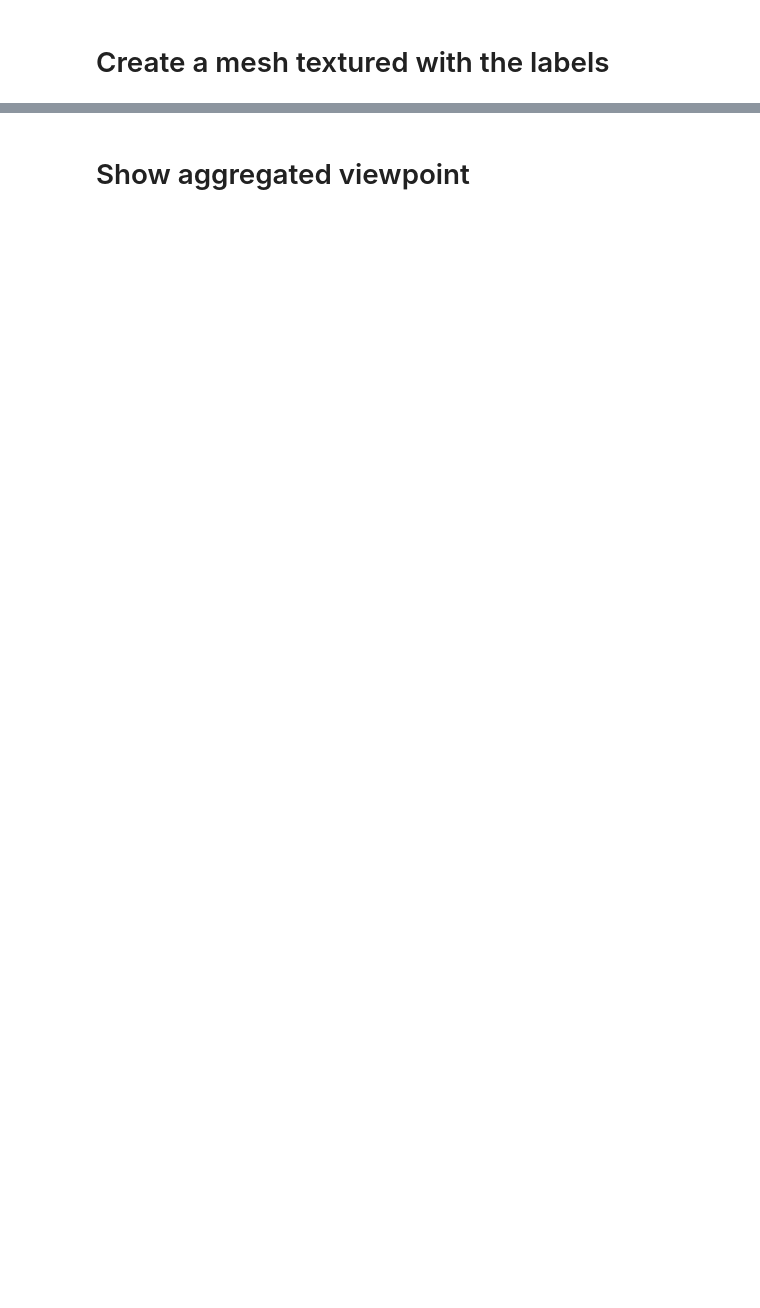
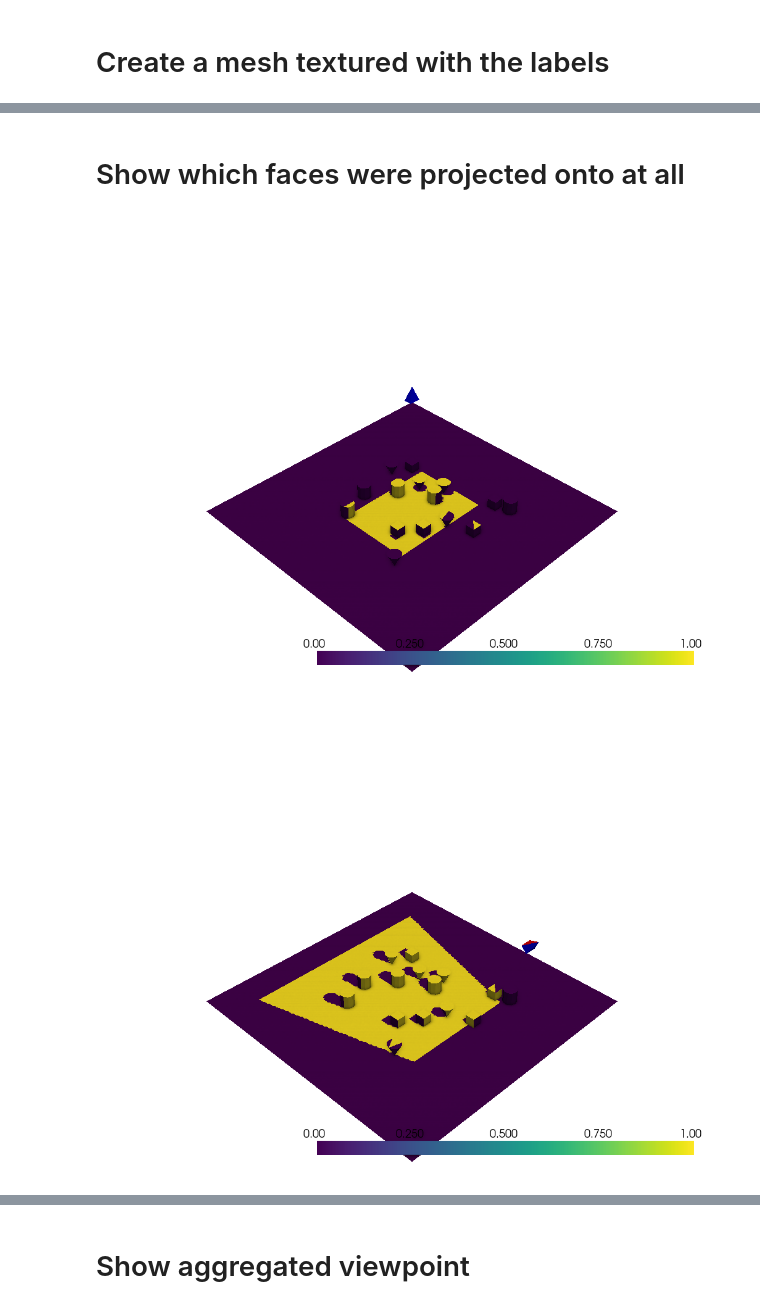
Before and after one commit to open-forest-observatory/geograypher, a Jupyter notebook: examples/concept_figure.ipynb, the cells around one changed output, grey strips where cells are left out. Cells and saved outputs as stored; diff of their text form; code cells hidden in the pictures; blank space fills up the shorter version.

```diff
--- a/examples/concept_figure.ipynb
+++ b/examples/concept_figure.ipynb
@@ -264,10 +184,7 @@ labeled_mesh.vis(
 import matplotlib.pyplot as plt
 from imageio import imwrite
 
-FIGURE_SAVE_FOLDER = Path(CONCEPT_FIGURE_ROOT, "figures")
-FIGURE_SAVE_FOLDER.mkdir(exist_ok=True, parents=True)
-
-LABEL_IMAGES_FOLDER = Path(CONCEPT_FIGURE_ROOT, "labeled_images")
+FIGURES_SAVE_FOLDER.mkdir(exist_ok=True, parents=True)
 LABEL_IMAGES_FOLDER.mkdir(exist_ok=True, parents=True)
 
 for i in range(5):
@@ -294,10 +211,10 @@ for i in range(5):
     # Save or vis the figures
     plt.axis("off")
     plt.tight_layout()
-    plt.imshow(flat_texture_render, (0, 1))
+    plt.imshow(flat_texture_render)
 
     if SAVE_VIS:
-        plt.savefig(Path(FIGURE_SAVE_FOLDER, f"texture_render_flat_{i:03d}.png"))
+        plt.savefig(Path(FIGURES_SAVE_FOLDER, f"texture_render_flat_{i:03d}.png"))
         plt.close()
     else:
         plt.show()
@@ -312,7 +229,7 @@ for i in range(5):
         interpolation="none",
     )
     if SAVE_VIS:
-        plt.savefig(Path(FIGURE_SAVE_FOLDER, f"class_render_flat{i:03d}.png"))
+        plt.savefig(Path(FIGURES_SAVE_FOLDER, f"class_render_flat{i:03d}.png"))
         plt.close()
     else:
         plt.show()
@@ -321,7 +238,7 @@ for i in range(5):
     plt.tight_layout()
     plt.imshow(realistic_render)
     if SAVE_VIS:
-        plt.savefig(Path(FIGURE_SAVE_FOLDER, f"texture_render_realistic_{i:03d}.png"))
+        plt.savefig(Path(FIGURES_SAVE_FOLDER, f"texture_render_realistic_{i:03d}.png"))
         plt.close()
     else:
         plt.show()
@@ -339,8 +251,18 @@ aggregation_mesh = TexturedPhotogrammetryMesh(mesh=mesh)
+# %% [markdown]
+# Show which faces were projected onto at all
 # %%
-sub_camera_set = segmentor_camera_set.get_subset_cameras([1])
-(
-    normalized_face_texture,
-    face_texture,
-    counts,
-) = aggregation_mesh.aggregate_viewpoints_pytorch3d(sub_camera_set)
-aggregation_mesh.vis(vis_scalars=counts)
+for i in range(5):
+    sub_camera_set = segmentor_camera_set.get_subset_cameras([i])
+    (
+        normalized_face_texture,
+        face_texture,
+        counts,
+    ) = aggregation_mesh.aggregate_viewpoints_pytorch3d(sub_camera_set)
+    aggregation_mesh.vis(
+        vis_scalars=counts,
+        camera_set=sub_camera_set,
+        screenshot_filename=Path(FIGURES_SAVE_FOLDER, f"view_shadows_scene_{i:03d}.png"),
+    )
+# %% [output]
+[figure, added]
+[figure, added]
```
Also changed, not shown: parts of 20 cells of this notebook.
